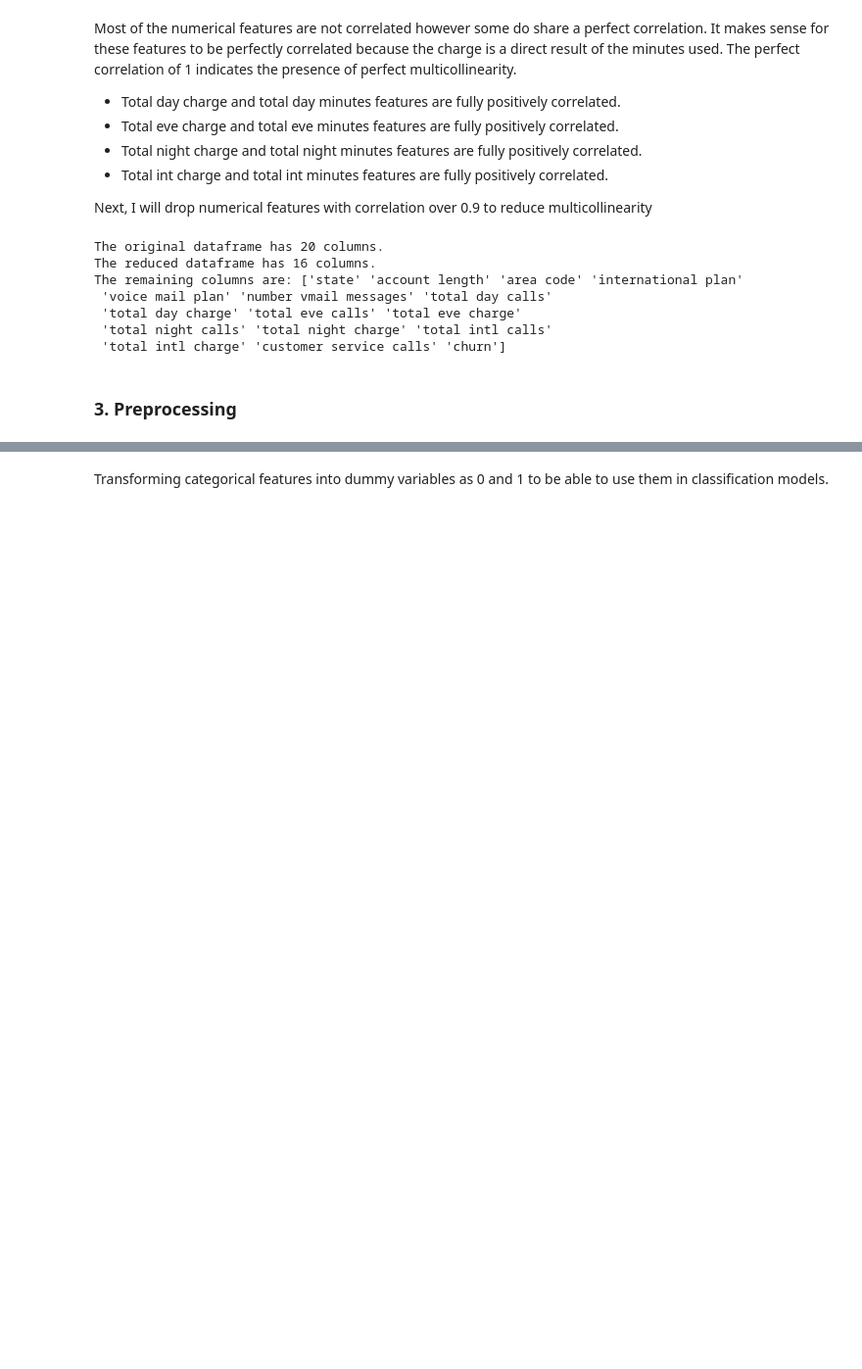
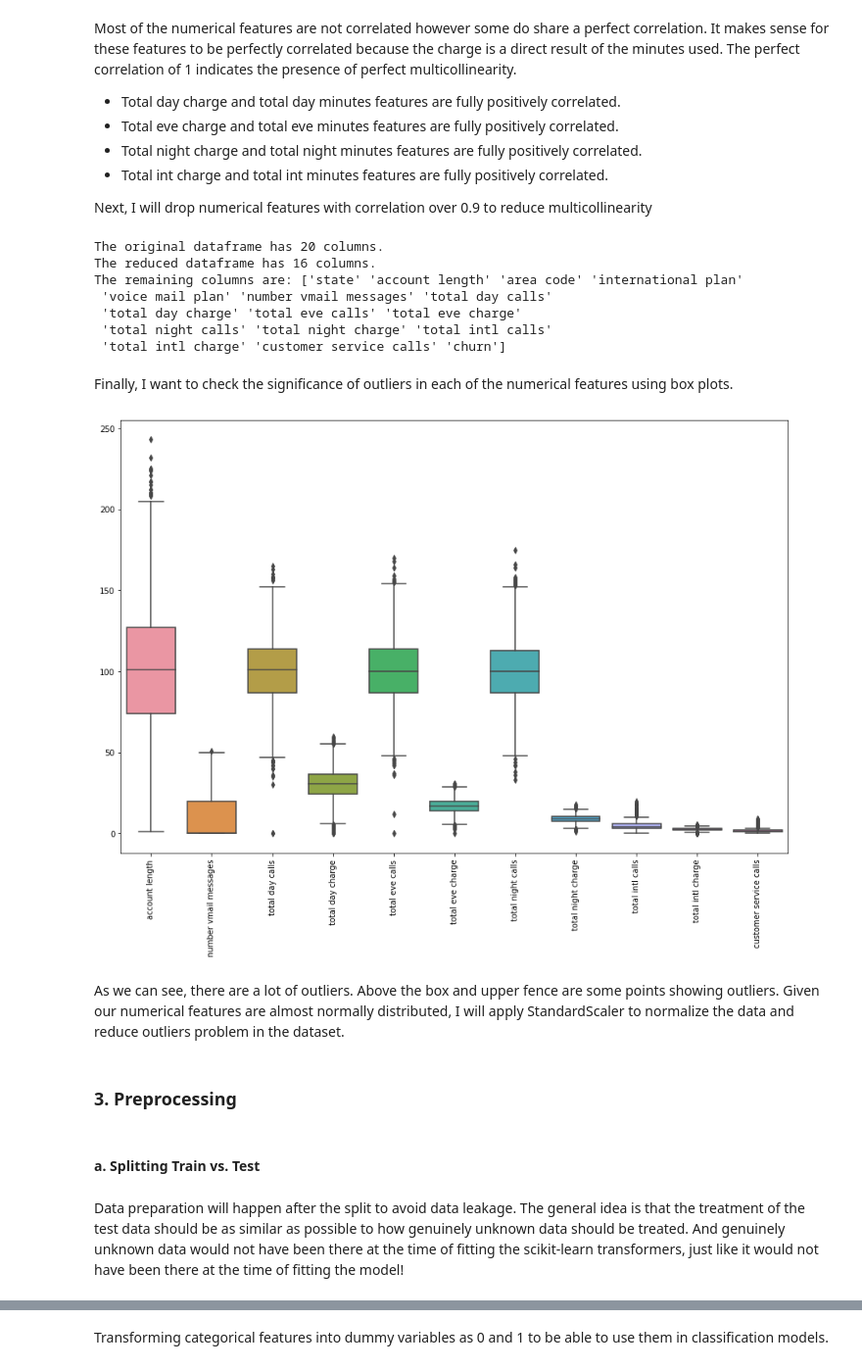
Before and after one commit to taingocbui/phase3_project, a Jupyter notebook: project3.ipynb, the cells around one changed output, grey strips where cells are left out. Shown at 98% size. Drawn from its saved outputs; the diff is of its cells as text; code cells hidden in the pictures; blank space fills up the shorter version.

```diff
--- a/project3.ipynb
+++ b/project3.ipynb
@@ -201,5 +202,20 @@ The remaining columns are: ['state' 'account length' 'area code' 'international
  'total day charge' 'total eve calls' 'total eve charge'
  'total night calls' 'total night charge' 'total intl calls'
  'total intl charge' 'customer service calls' 'churn']
+# %% [markdown]
+Finally, I want to check the significance of outliers in each of the numerical features using box plots.
+# %%
+fig, ax = plt.subplots(figsize = (15,10))
+sns.boxplot(data = reduced_df[reduced_df.select_dtypes('number').columns])
+plt.xticks(rotation=90)
+plt.show();
+# %% [output]
+[figure, added]
+# %% [markdown]
+As we can see, there are a lot of outliers. Above the box and upper fence are some points showing outliers. Given our numerical features are almost normally distributed, I will apply StandardScaler to normalize the data and reduce outliers problem in the dataset.
 # %% [markdown]
 ### 3. Preprocessing
+# %% [markdown]
+#### a. Splitting Train vs. Test
+# %% [markdown]
+Data preparation will happen after the split to avoid data leakage. The general idea is that the treatment of the test data should be as similar as possible to how genuinely unknown data should be treated. And genuinely unknown data would not have been there at the time of fitting the scikit-learn transformers, just like it would not have been there at the time of fitting the model!
```
Also changed, not shown: parts of 36 cells of this notebook.
